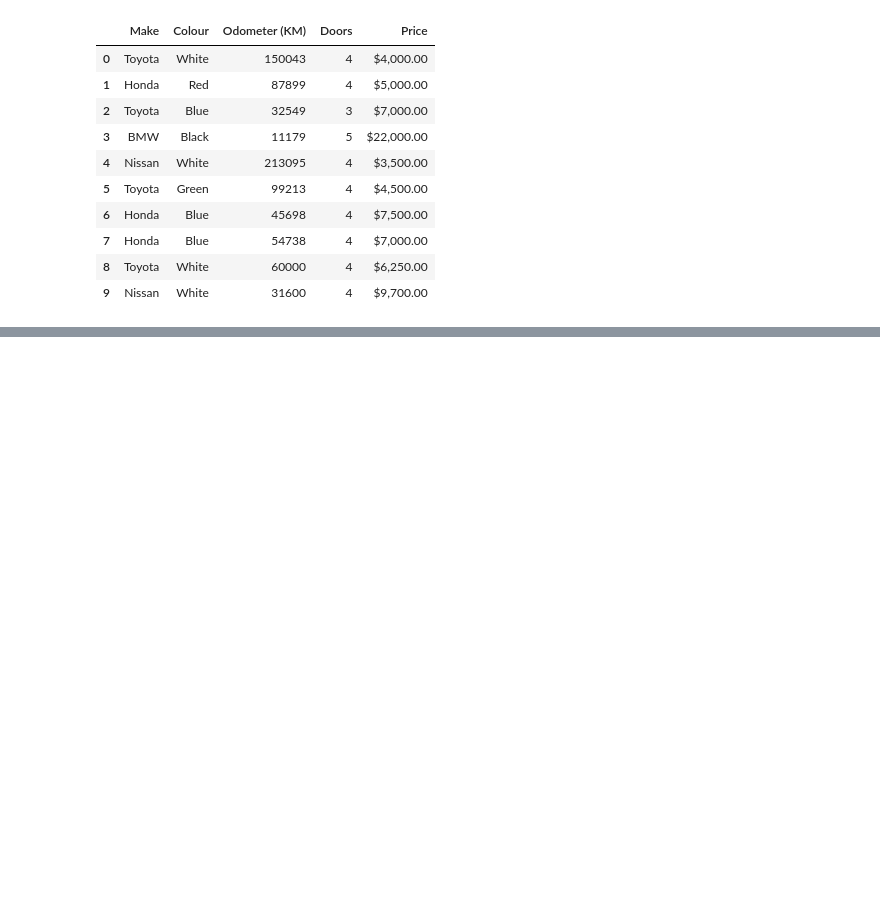
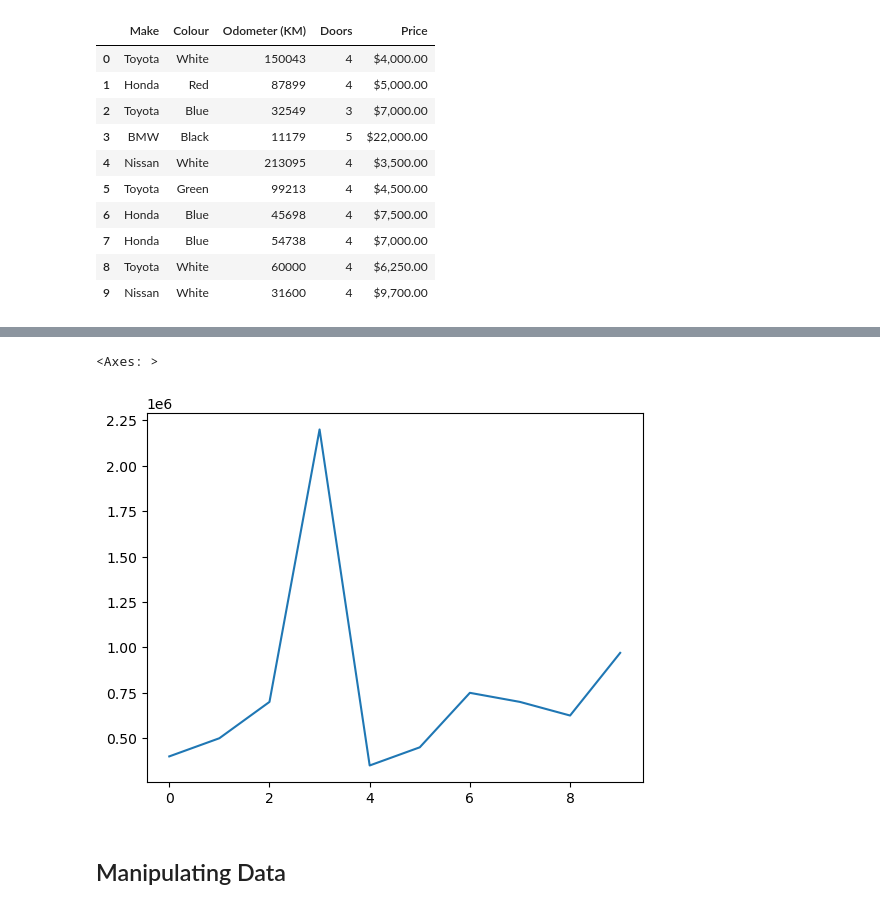
Before and after one commit to devKirkCartano/notebooks, a Jupyter notebook: pandas/intro_to_pandas.ipynb, the cells around one changed output, grey strips where cells are left out. Saved outputs shown, nothing was run; the diff lists cells and outputs as text; code cells hidden in the pictures; blank space fills up the shorter version.

```diff
--- a/pandas/intro_to_pandas.ipynb
+++ b/pandas/intro_to_pandas.ipynb
@@ -49,0 +278,3 @@ car_sales.to_csv("exported-car-sales.csv", index=False)
+# %%
+# car_sales["Price"] = car_sales["Price"].str.replace('[\$\,\.]', '').astype(int)
+car_sales["Price"] = car_sales["Price"].str.replace(r'[\$,\.]', '', regex=True).astype(int)
@@ -49,0 +295,7 @@ car_sales.to_csv("exported-car-sales.csv", index=False)
+# %%
+car_sales["Price"].plot()
+# %% [output]
+<Axes: >
+[figure, added]
+# %% [markdown]
+## Manipulating Data
```
Also changed, not shown: parts of 47 cells of this notebook, 4 other files.
